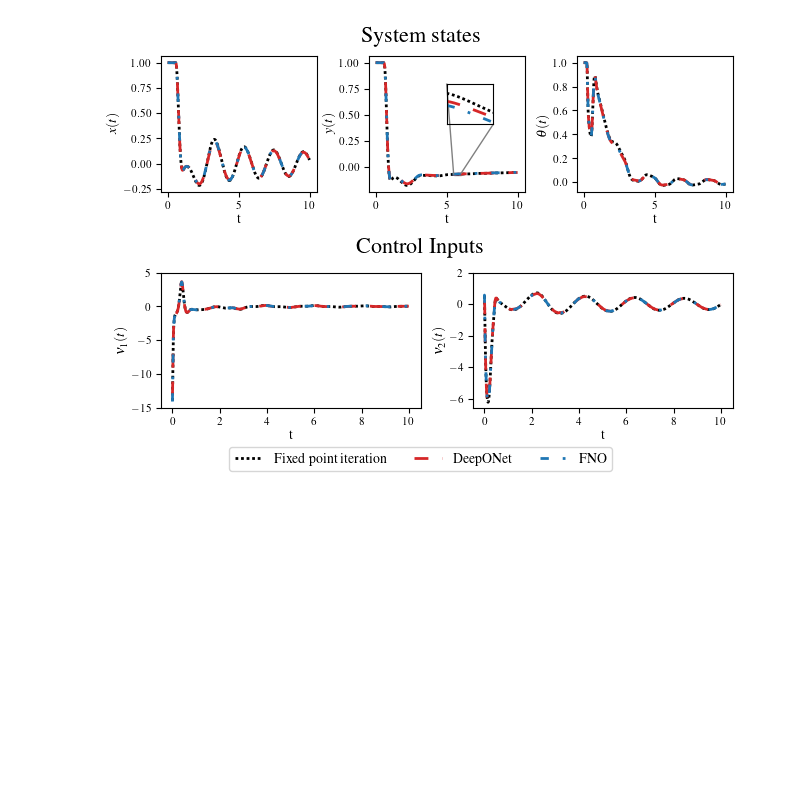
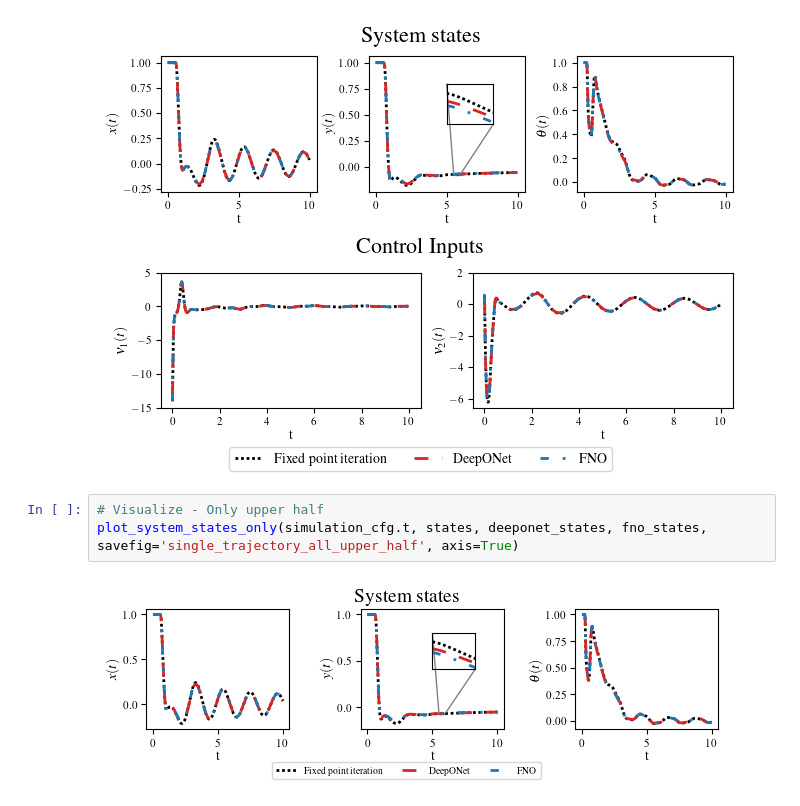
Before and after one commit to FilipBajraktari/Multi-Input-Predictor-Feedback-Control, a Jupyter notebook: src/unicycle_example.ipynb, the cells around one changed output. Drawn from its saved outputs; the diff is of its cells as text; blank space fills up the shorter version.

```diff
--- a/src/unicycle_example.ipynb
+++ b/src/unicycle_example.ipynb
@@ -69,3 +70,8 @@ fno_states, fno_controls, _, fno_predictors, fno_control_pdes = simulate_system(
 plot_trajectory_without_predictors(simulation_cfg.t, states, deeponet_states, fno_states, controls, deeponet_controls, fno_controls, savefig='single_trajectory_all', axis=True)
 # %% [output]
 [figure]
+# %%
+# Visualize - Only upper half
+plot_system_states_only(simulation_cfg.t, states, deeponet_states, fno_states, savefig='single_trajectory_all_upper_half', axis=True)
+# %% [output]
+[figure, added]
```
Also changed, not shown: parts of 1 cell of this notebook, 6 other files.
